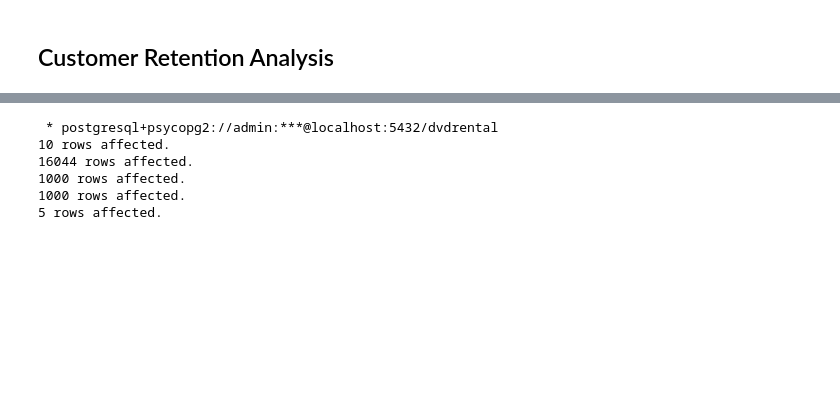
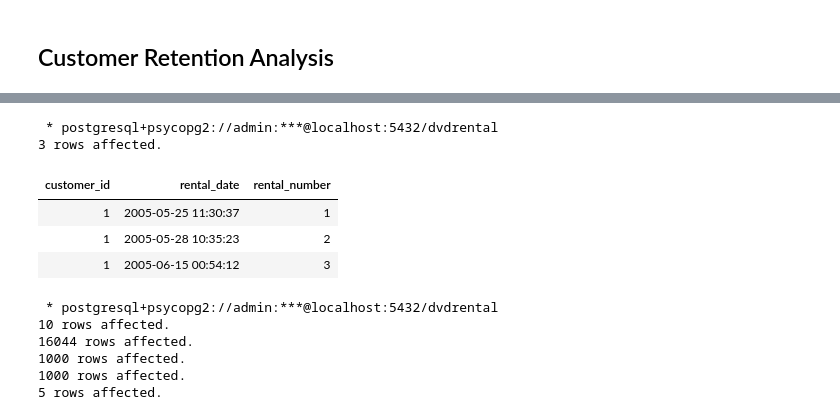
Before and after one commit to lohraspco/data-science, a Jupyter notebook: SQL/sql_codes.ipynb, the cells around one changed output, grey strips where cells are left out. Drawn from its saved outputs; the diff is of its cells as text; code cells hidden in the pictures; blank space fills up the shorter version.

```diff
--- a/SQL/sql_codes.ipynb
+++ b/SQL/sql_codes.ipynb
@@ -25,3 +40,17 @@ get_ipython().run_line_magic("config", "SqlMagic.style = 'PLAIN_COLUMNS'")
+# %%
+%%sql
+SELECT
+    customer_id,
+    rental_date,
+    ROW_NUMBER() OVER (PARTITION BY customer_id ORDER BY rental_date) AS rental_number
+FROM dvd.rental limit 3;
+# %% [output]
+ * postgresql+psycopg2://admin:***@localhost:5432/dvdrental
+3 rows affected.
+| customer_id | rental_date | rental_number |
+| 1 | 2005-05-25 11:30:37 | 1 |
+| 1 | 2005-05-28 10:35:23 | 2 |
+| 1 | 2005-06-15 00:54:12 | 3 |
 # %%
 %%sql
 SELECT * FROM payment
```
Also changed, not shown: parts of 2 cells of this notebook, 3 other files.
